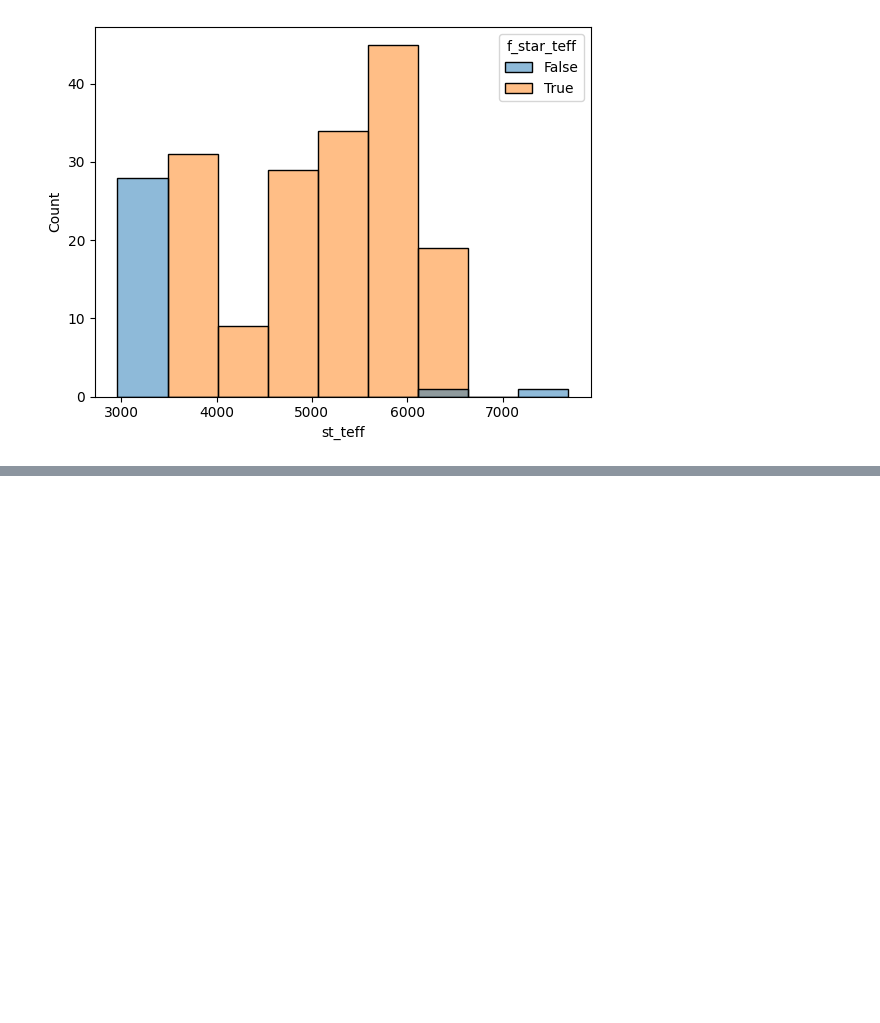
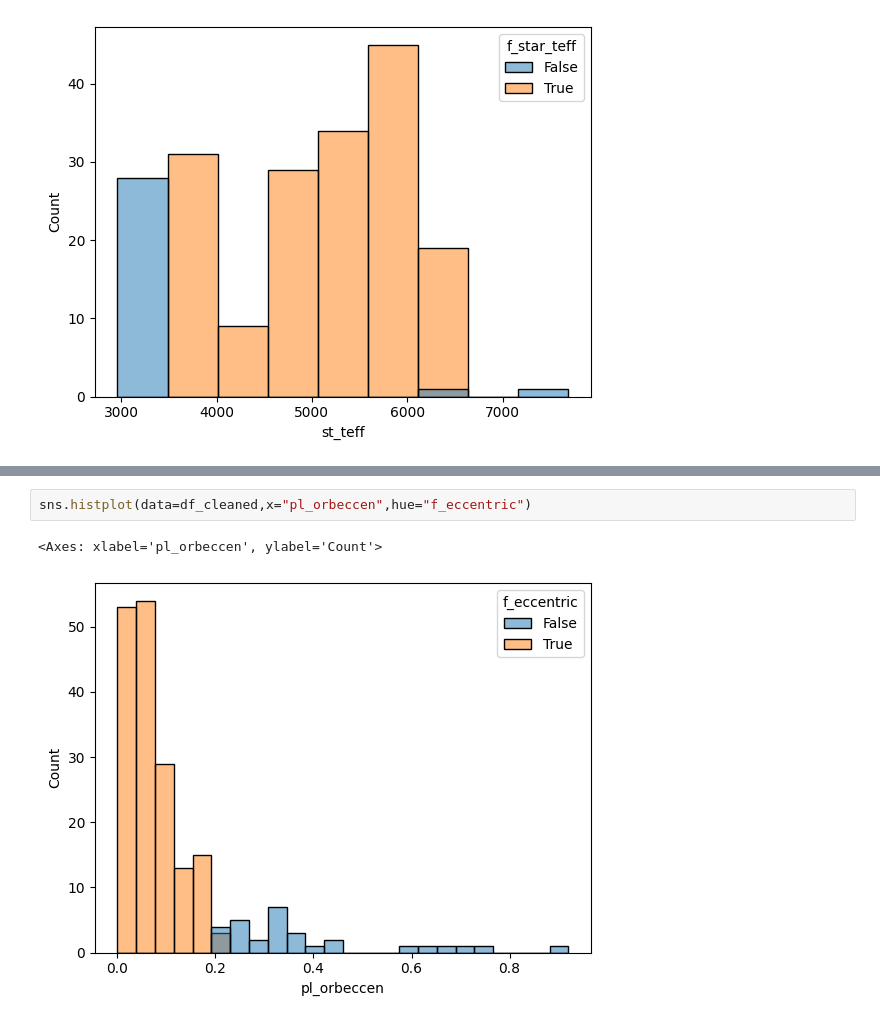
Before and after one commit to Thespaceblade/The-Search-for-a-Second-Earth, a Jupyter notebook: Visualcode.ipynb, the cells around one changed output, grey strips where cells are left out. Saved outputs shown, nothing was run; the diff lists cells and outputs as text; blank space fills up the shorter version.

Commit message:
Updated visualization

```diff
--- a/Visualcode.ipynb
+++ b/Visualcode.ipynb
@@ -171,0 +218,5 @@ sns.histplot(data=df_cleaned,x="st_teff",hue="f_star_teff")
+# %%
+sns.histplot(data=df_cleaned,x="pl_orbeccen",hue="f_eccentric")
+# %% [output]
+<Axes: xlabel='pl_orbeccen', ylabel='Count'>
+[figure, added]
```
Also changed, not shown: parts of 9 cells of this notebook, 1 other file.
